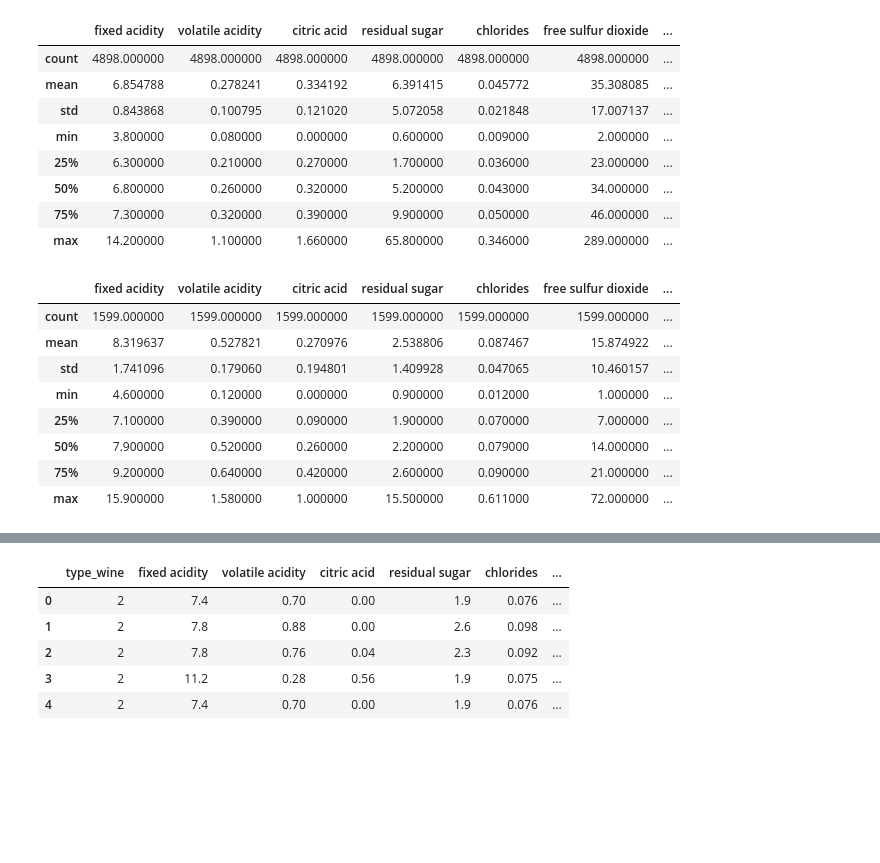
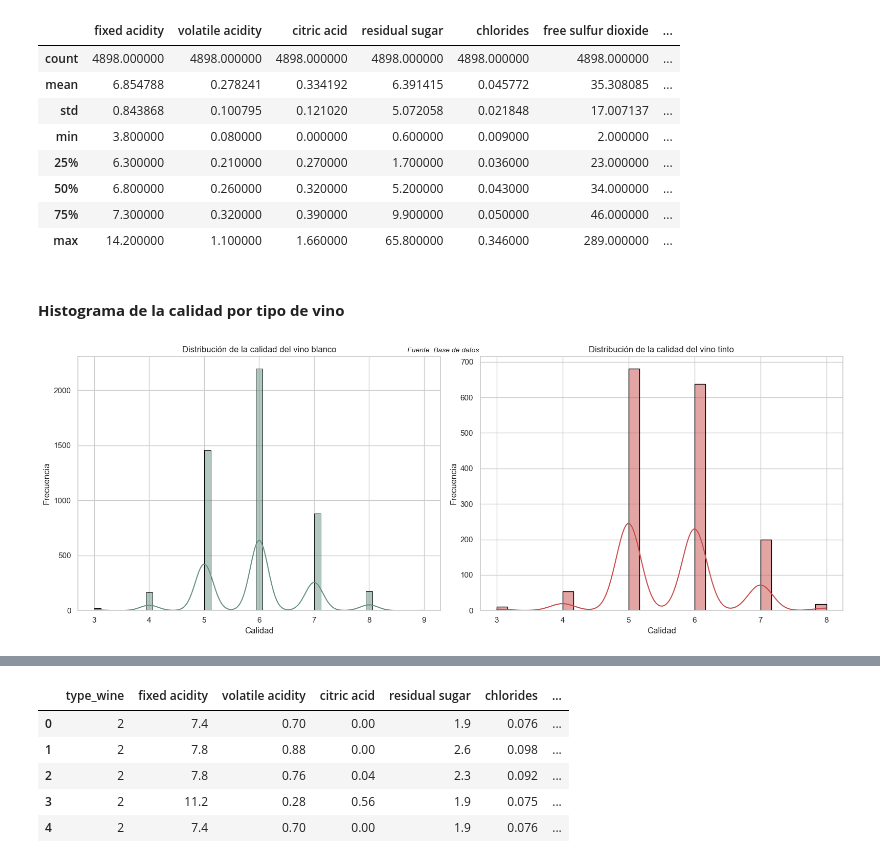
Before and after one commit to ccjaviers777/actividad_2_ml, a Jupyter notebook: Cuadernos/entrega2_v2.ipynb, the cells around one changed output, grey strips where cells are left out. Saved outputs shown, nothing was run; the diff lists cells and outputs as text; code cells hidden in the pictures; blank space fills up the shorter version.

```diff
--- a/Cuadernos/entrega2_v2.ipynb
+++ b/Cuadernos/entrega2_v2.ipynb
@@ -339,15 +420,34 @@ df_white.describe(include='all')
 | 50% | 6.800000 | 0.260000 | 0.320000 | 5.200000 | 0.043000 | 34.000000 | ... |
 | 75% | 7.300000 | 0.320000 | 0.390000 | 9.900000 | 0.050000 | 46.000000 | ... |
 | max | 14.200000 | 1.100000 | 1.660000 | 65.800000 | 0.346000 | 289.000000 | ... |
-# %%
-df_red.describe(include='all')
-# %% [output]
-|  | fixed acidity | volatile acidity | citric acid | residual sugar | chlorides | free sulfur dioxide | ... |
-| count | 1599.000000 | 1599.000000 | 1599.000000 | 1599.000000 | 1599.000000 | 1599.000000 | ... |
-| mean | 8.319637 | 0.527821 | 0.270976 | 2.538806 | 0.087467 | 15.874922 | ... |
-| std | 1.741096 | 0.179060 | 0.194801 | 1.409928 | 0.047065 | 10.460157 | ... |
-| min | 4.600000 | 0.120000 | 0.000000 | 0.900000 | 0.012000 | 1.000000 | ... |
-| 25% | 7.100000 | 0.390000 | 0.090000 | 1.900000 | 0.070000 | 7.000000 | ... |
-| 50% | 7.900000 | 0.520000 | 0.260000 | 2.200000 | 0.079000 | 14.000000 | ... |
-| 75% | 9.200000 | 0.640000 | 0.420000 | 2.600000 | 0.090000 | 21.000000 | ... |
-| max | 15.900000 | 1.580000 | 1.000000 | 15.500000 | 0.611000 | 72.000000 | ... |
+# %% [markdown]
+#### **Histograma de la calidad por tipo de vino**
+# %%
+# Configuración de estilo
+sns.set(style='whitegrid')
+
+# Crear la figura y los subplots
+fig, axes = plt.subplots(1, 2, figsize=(16, 6))
+
+# Histograma para vino blanco
+sns.histplot(df_white['quality'], kde=True, color='#679183', edgecolor='black', ax=axes[0])
+axes[0].set_title('Distribución de la calidad del vino blanco')
+axes[0].set_xlabel('Calidad')
+axes[0].set_ylabel('Frecuencia')
+axes[0].grid(True)
+
+# Histograma para type_wine = 2
+sns.histplot(df_red['quality'], kde=True, color='#c94b4b', edgecolor='black', ax=axes[1])
+axes[1].set_title('Distribución de la calidad del vino tinto')
+axes[1].set_xlabel('Calidad')
+axes[1].set_ylabel('Frecuencia')
+axes[1].grid(True)
+
+# Agregar la fuente de datos en la figura principal
+plt.figtext(0.5, 0.95, 'Fuente: Base de datos', ha='center', fontsize=10, style='italic')
+
+# Ajustar el espacio entre los subplots
+plt.tight_layout()
+plt.show()
+# %% [output]
+[figure, added]
```
Also changed, not shown: parts of 130 cells of this notebook, 1 other file.
